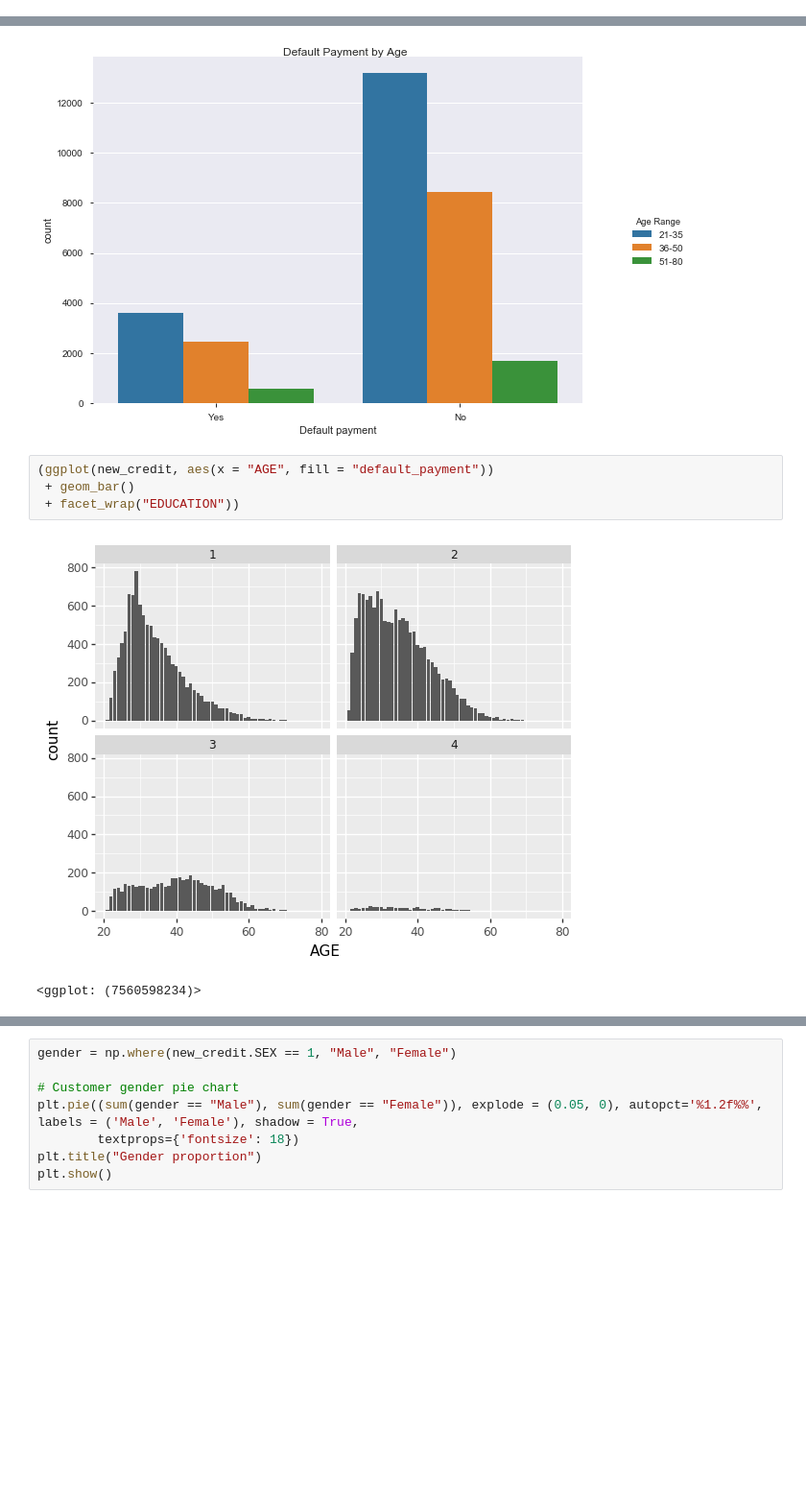
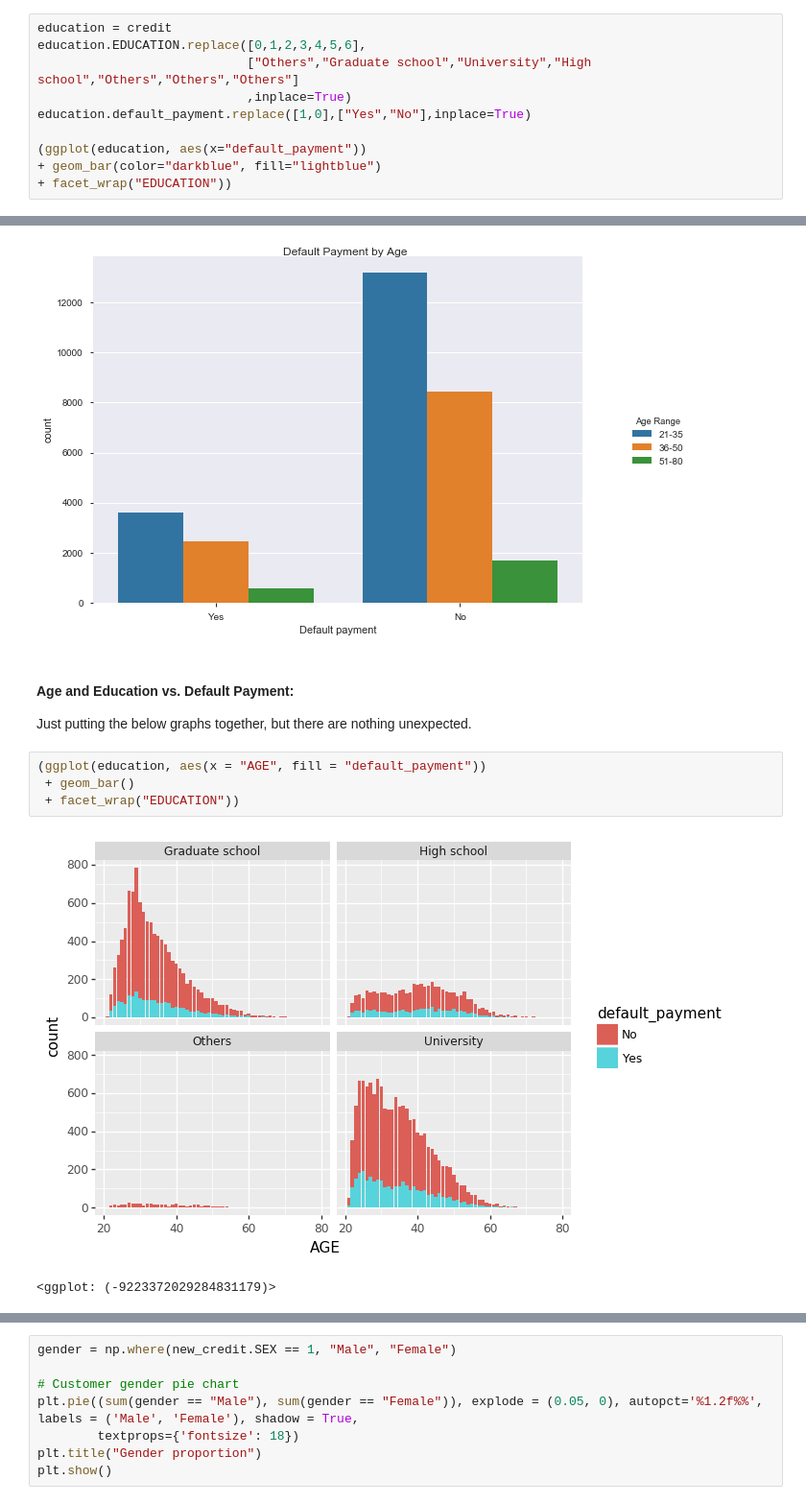
Before and after one commit to BBombi/Credit_Card_Payments, a Jupyter notebook: Default payments.ipynb, the cells around one changed output, grey strips where cells are left out. Shown at 96% size. Saved outputs shown, nothing was run; the diff lists cells and outputs as text; blank space fills up the shorter version.

```diff
--- a/Default payments.ipynb
+++ b/Default payments.ipynb
@@ -232,0 +244,10 @@ plt.show()
+# %%
+education = credit
+education.EDUCATION.replace([0,1,2,3,4,5,6],
+                            ["Others","Graduate school","University","High school","Others","Others","Others"]
+                            ,inplace=True)
+education.default_payment.replace([1,0],["Yes","No"],inplace=True)
+
+(ggplot(education, aes(x="default_payment"))
++ geom_bar(color="darkblue", fill="lightblue")
++ facet_wrap("EDUCATION"))
@@ -245,10 +273,14 @@ defPayAgePlot.fig.set_size_inches(10,6)
 plt.show()
 # %% [output]
 [figure]
+# %% [markdown]
+#### Age and Education vs. Default Payment:
+
+Just putting the below graphs together, but there are nothing unexpected.
 # %%
-(ggplot(new_credit, aes(x = "AGE", fill = "default_payment"))
+(ggplot(education, aes(x = "AGE", fill = "default_payment"))
  + geom_bar()
  + facet_wrap("EDUCATION"))
 # %% [output]
-[figure, old version]
+[figure, new version]
-<ggplot: (7560598234)>
+<ggplot: (-9223372029284831179)>
```
Also changed, not shown: parts of 78 cells of this notebook, 1 other file.
